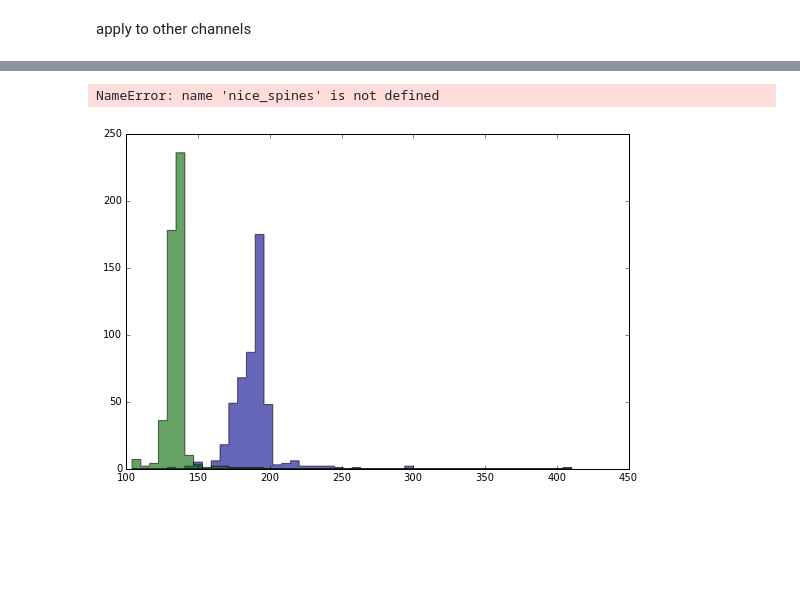
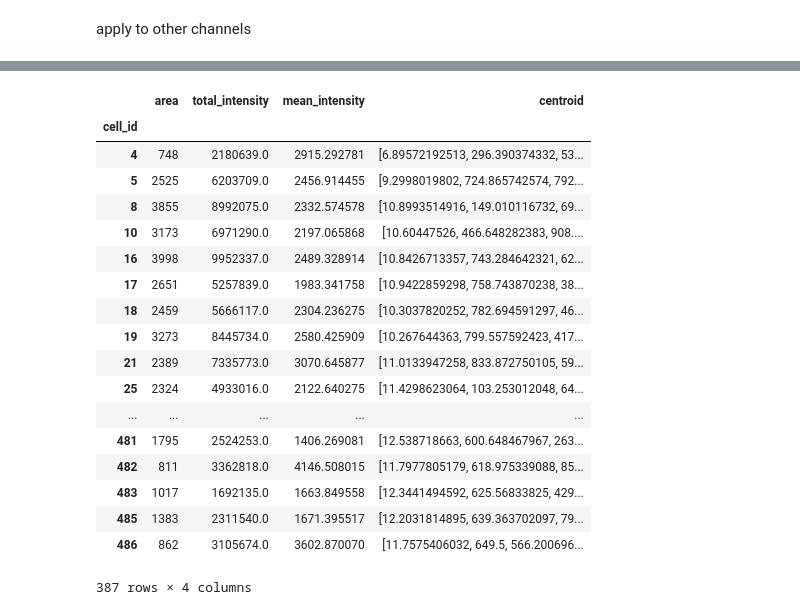
Before and after one commit to jjmetzger/stemcell_segmentation, a Jupyter notebook: watershed3d.ipynb, the cells around one changed output, grey strips where cells are left out. Cells and saved outputs as stored; diff of their text form; code cells hidden in the pictures; blank space fills up the shorter version.

```diff
--- a/watershed3d.ipynb
+++ b/watershed3d.ipynb
@@ -155,7 +88,0 @@ import matplotlib.pyplot as plt
-# %%
-_,ax=plt.subplots()
-ax.hist([mi2,mi3],50, histtype='stepfilled', color=['darkgreen','darkblue'], alpha=0.6);
-nice_spines(ax)
-# %% [output]
-NameError: name 'nice_spines' is not defined
-[figure, removed]
@@ -189,0 +91,22 @@ def nice_spines(ax):
+# %%
+w.df[w.good_nuclei]
+# %% [output]
+|  | area | total_intensity | mean_intensity | centroid |
+| cell_id |  |  |  |  |
+| 4 | 748 | 2180639.0 | 2915.292781 | [6.89572192513, 296.390374332, 53... |
+| 5 | 2525 | 6203709.0 | 2456.914455 | [9.2998019802, 724.865742574, 792... |
+| 8 | 3855 | 8992075.0 | 2332.574578 | [10.8993514916, 149.010116732, 69... |
+| 10 | 3173 | 6971290.0 | 2197.065868 | [10.60447526, 466.648282383, 908.... |
+| 16 | 3998 | 9952337.0 | 2489.328914 | [10.8426713357, 743.284642321, 62... |
+| 17 | 2651 | 5257839.0 | 1983.341758 | [10.9422859298, 758.743870238, 38... |
+| 18 | 2459 | 5666117.0 | 2304.236275 | [10.3037820252, 782.694591297, 46... |
+| 19 | 3273 | 8445734.0 | 2580.425909 | [10.267644363, 799.557592423, 417... |
+| 21 | 2389 | 7335773.0 | 3070.645877 | [11.0133947258, 833.872750105, 59... |
+| 25 | 2324 | 4933016.0 | 2122.640275 | [11.4298623064, 103.253012048, 64... |
+| ... | ... | ... | ... | ... |
+| 481 | 1795 | 2524253.0 | 1406.269081 | [12.538718663, 600.648467967, 263... |
+| 482 | 811 | 3362818.0 | 4146.508015 | [11.7977805179, 618.975339088, 85... |
+| 483 | 1017 | 1692135.0 | 1663.849558 | [12.3441494592, 625.56833825, 429... |
+| 485 | 1383 | 2311540.0 | 1671.395517 | [12.2031814895, 639.363702097, 79... |
+| 486 | 862 | 3105674.0 | 3602.870070 | [11.7575406032, 649.5, 566.200696... |
+387 rows × 4 columns
```
Also changed, not shown: parts of 21 cells of this notebook, 1 other file.
